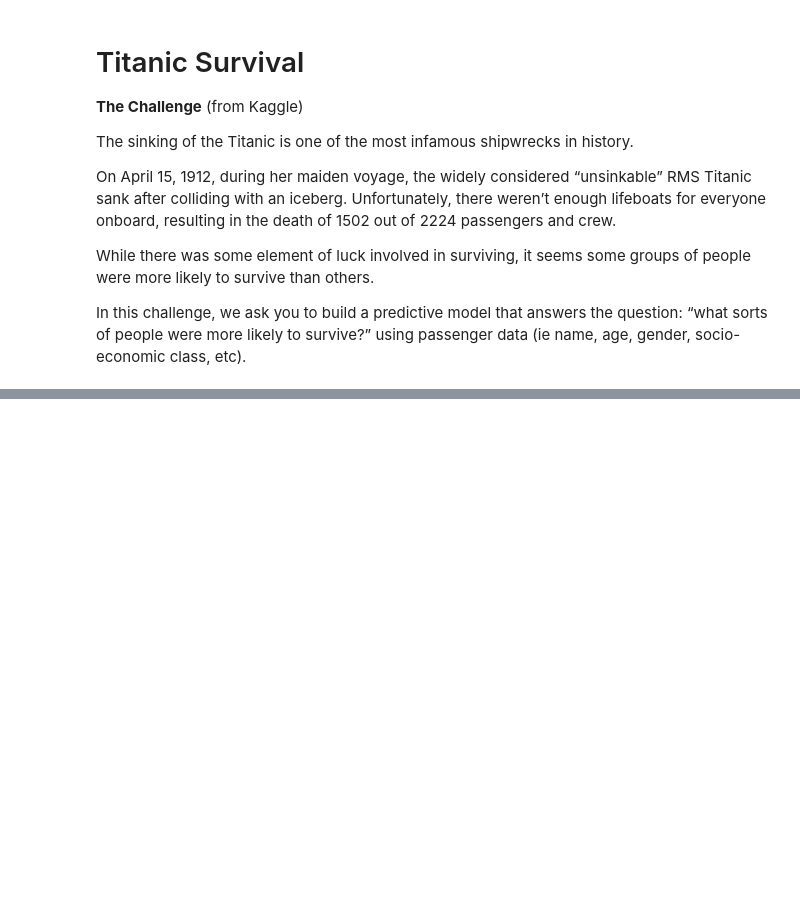
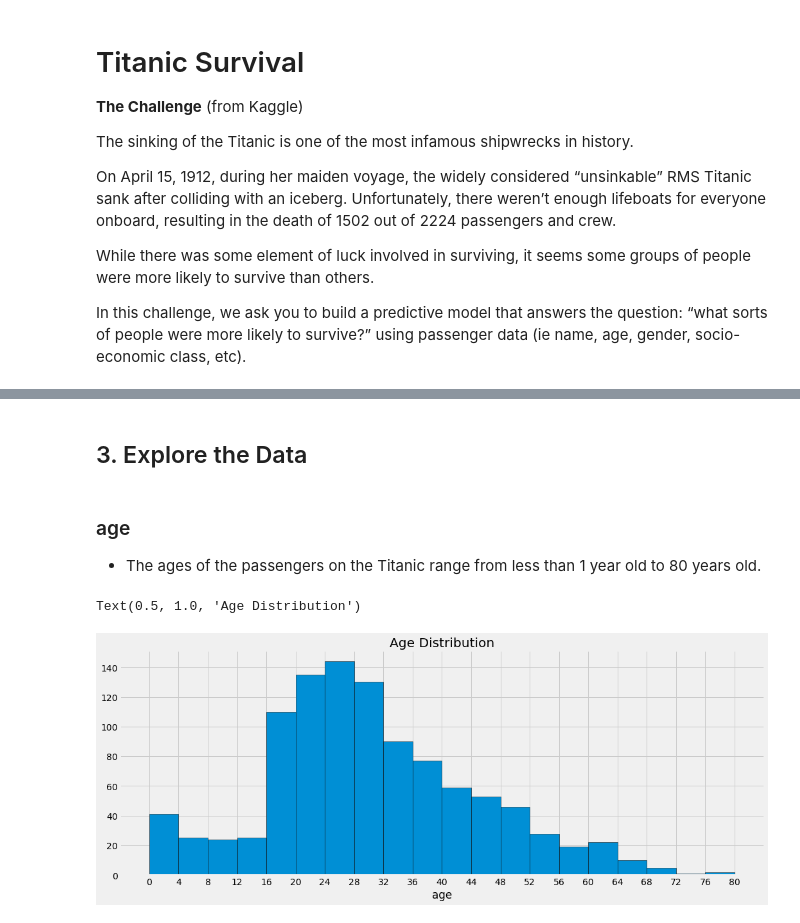
Before and after one commit to Samantha-Jarrett/Machine_Learning, a Jupyter notebook: titanic_survival.ipynb, the cells around one changed output, grey strips where cells are left out. Cells and saved outputs as stored; diff of their text form; code cells hidden in the pictures; blank space fills up the shorter version.

```diff
--- a/titanic_survival.ipynb
+++ b/titanic_survival.ipynb
@@ -346,0 +151,2 @@ The random forest model was able to predict if a passenger would survive the Tit
+# %%
+X.embarked.fillna('S', inplace = True)
@@ -346,0 +155,2 @@ The random forest model was able to predict if a passenger would survive the Tit
+# %%
+X = pd.get_dummies(X, columns=["pclass", "embarked"], drop_first=True) #dropfirst = True to avoid collinearity
@@ -346,0 +159,2 @@ The random forest model was able to predict if a passenger would survive the Tit
+# %%
+X.sex.replace({'female': 0, 'male': 1}, inplace = True)
@@ -346,0 +164,9 @@ The random forest model was able to predict if a passenger would survive the Tit
+# %%
+def alone_col(X):
+    if (X.sibsp == 0) & (X.parch == 0):
+        return 1
+    else:
+        return 0
+
+X["alone"] =  X.apply(alone_col, axis=1)
+X = X.drop(["sibsp", "parch"], axis=1)
@@ -346,0 +202,15 @@ The random forest model was able to predict if a passenger would survive the Tit
+# %% [markdown]
+## 3. Explore the Data
+# %% [markdown]
+### age
+- The ages of the passengers on the Titanic range from less than 1 year old to 80 years old.
+# %%
+plt.style.use("fivethirtyeight")
+fig = plt.figure(figsize=(16,6))
+n, bins, patches = plt.hist(round(X.age, 0), ec="black", bins=20)
+plt.xlabel("age")
+plt.xticks(bins)
+plt.title("Age Distribution")
+# %% [output]
+Text(0.5, 1.0, 'Age Distribution')
+[figure, added]
```
Also changed, not shown: parts of 88 cells of this notebook.
